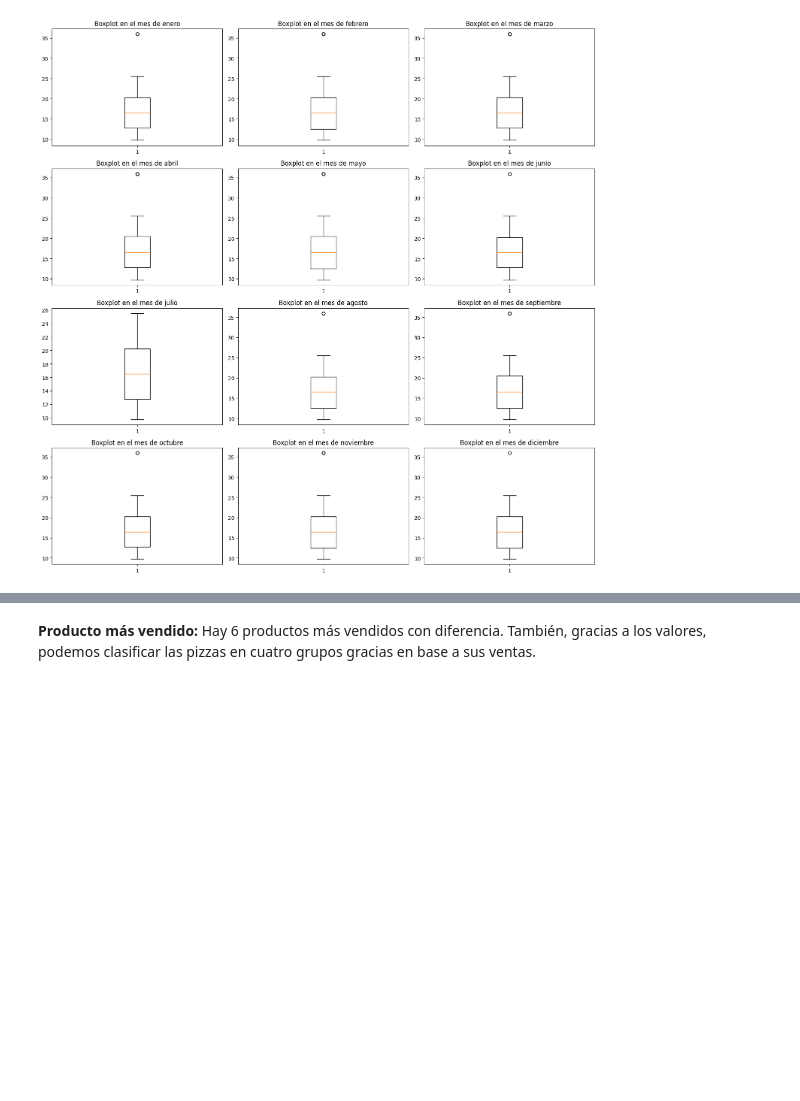
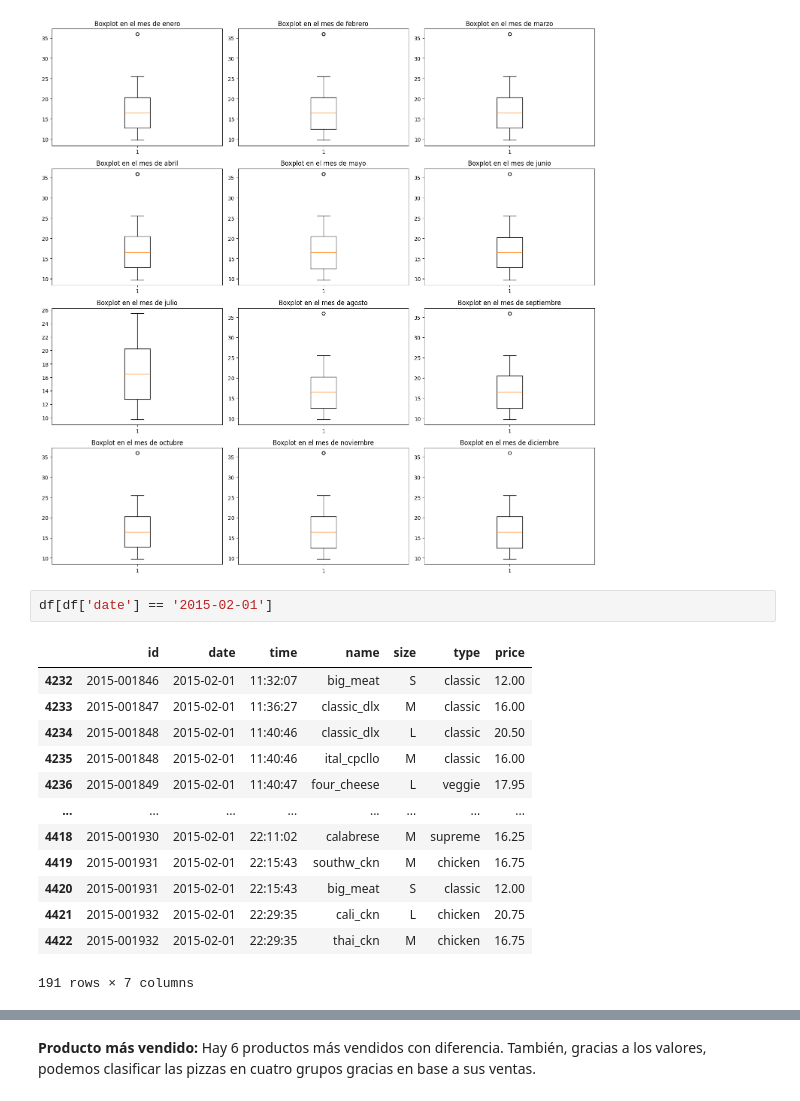
Before and after one commit to DJChincuini/PizzaParty__DataAnalytics-and-IA, a Jupyter notebook: Informe EDA.ipynb, the cells around one changed output, grey strips where cells are left out. Cells and saved outputs as stored; diff of their text form; blank space fills up the shorter version.

```diff
--- a/Informe EDA.ipynb
+++ b/Informe EDA.ipynb
@@ -117,3 +117,19 @@ plt.tight_layout()
 plt.show()
 # %% [output]
 [figure]
+# %%
+df[df['date'] == '2015-02-01']
+# %% [output]
+|  | id | date | time | name | size | type | price |
+| 4232 | 2015-001846 | 2015-02-01 | 11:32:07 | big_meat | S | classic | 12.00 |
+| 4233 | 2015-001847 | 2015-02-01 | 11:36:27 | classic_dlx | M | classic | 16.00 |
+| 4234 | 2015-001848 | 2015-02-01 | 11:40:46 | classic_dlx | L | classic | 20.50 |
+| 4235 | 2015-001848 | 2015-02-01 | 11:40:46 | ital_cpcllo | M | classic | 16.00 |
+| 4236 | 2015-001849 | 2015-02-01 | 11:40:47 | four_cheese | L | veggie | 17.95 |
+| ... | ... | ... | ... | ... | ... | ... | ... |
+| 4418 | 2015-001930 | 2015-02-01 | 22:11:02 | calabrese | M | supreme | 16.25 |
+| 4419 | 2015-001931 | 2015-02-01 | 22:15:43 | southw_ckn | M | chicken | 16.75 |
+| 4420 | 2015-001931 | 2015-02-01 | 22:15:43 | big_meat | S | classic | 12.00 |
+| 4421 | 2015-001932 | 2015-02-01 | 22:29:35 | cali_ckn | L | chicken | 20.75 |
+| 4422 | 2015-001932 | 2015-02-01 | 22:29:35 | thai_ckn | M | chicken | 16.75 |
+191 rows × 7 columns
```
Also changed, not shown: parts of 1 cell of this notebook.
